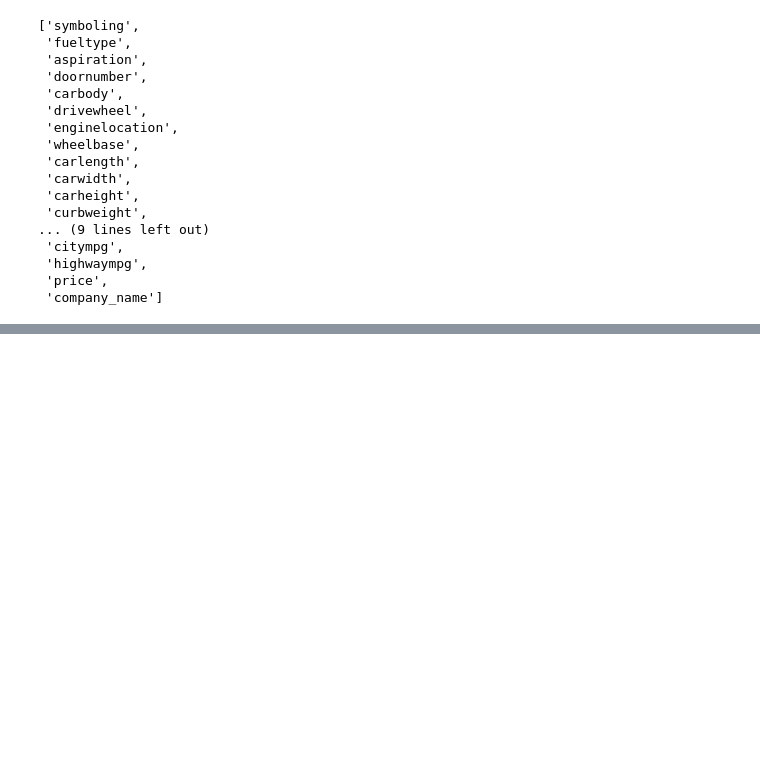
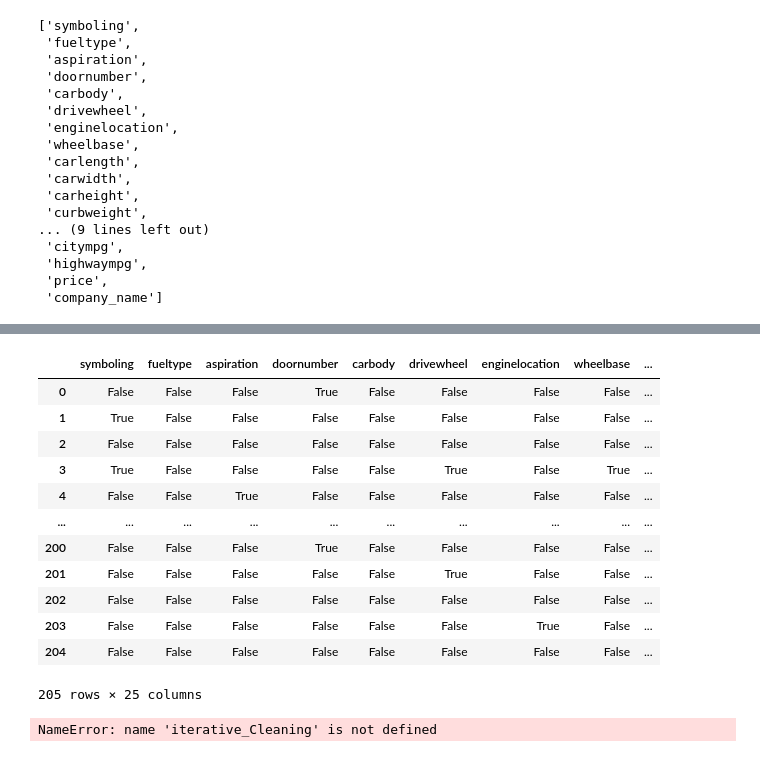
Before and after one commit to harmeshgv/missing-value-imputation, a Jupyter notebook: model_new.ipynb, the cells around one changed output, grey strips where cells are left out. Drawn from its saved outputs; the diff is of its cells as text; code cells hidden in the pictures; blank space fills up the shorter version.

```diff
--- a/model_new.ipynb
+++ b/model_new.ipynb
@@ -52,0 +83,16 @@ data_columns
+# %%
+data_null_places
+# %% [output]
+|  | symboling | fueltype | aspiration | doornumber | carbody | drivewheel | enginelocation | wheelbase | ... |
+| 0 | False | False | False | True | False | False | False | False | ... |
+| 1 | True | False | False | False | False | False | False | False | ... |
+| 2 | False | False | False | False | False | False | False | False | ... |
+| 3 | True | False | False | False | False | True | False | True | ... |
+| 4 | False | False | True | False | False | False | False | False | ... |
+| ... | ... | ... | ... | ... | ... | ... | ... | ... | ... |
+| 200 | False | False | False | True | False | False | False | False | ... |
+| 201 | False | False | False | False | False | True | False | False | ... |
+| 202 | False | False | False | False | False | False | False | False | ... |
+| 203 | False | False | False | False | False | False | True | False | ... |
+| 204 | False | False | False | False | False | False | False | False | ... |
+205 rows × 25 columns
@@ -52,0 +119,4 @@ data_columns
+# %%
+data_first = iterative_Cleaning(data_with_null_values, data_null_places,column_list )
+# %% [output]
+NameError: name 'iterative_Cleaning' is not defined
```
Also changed, not shown: parts of 42 cells of this notebook.
